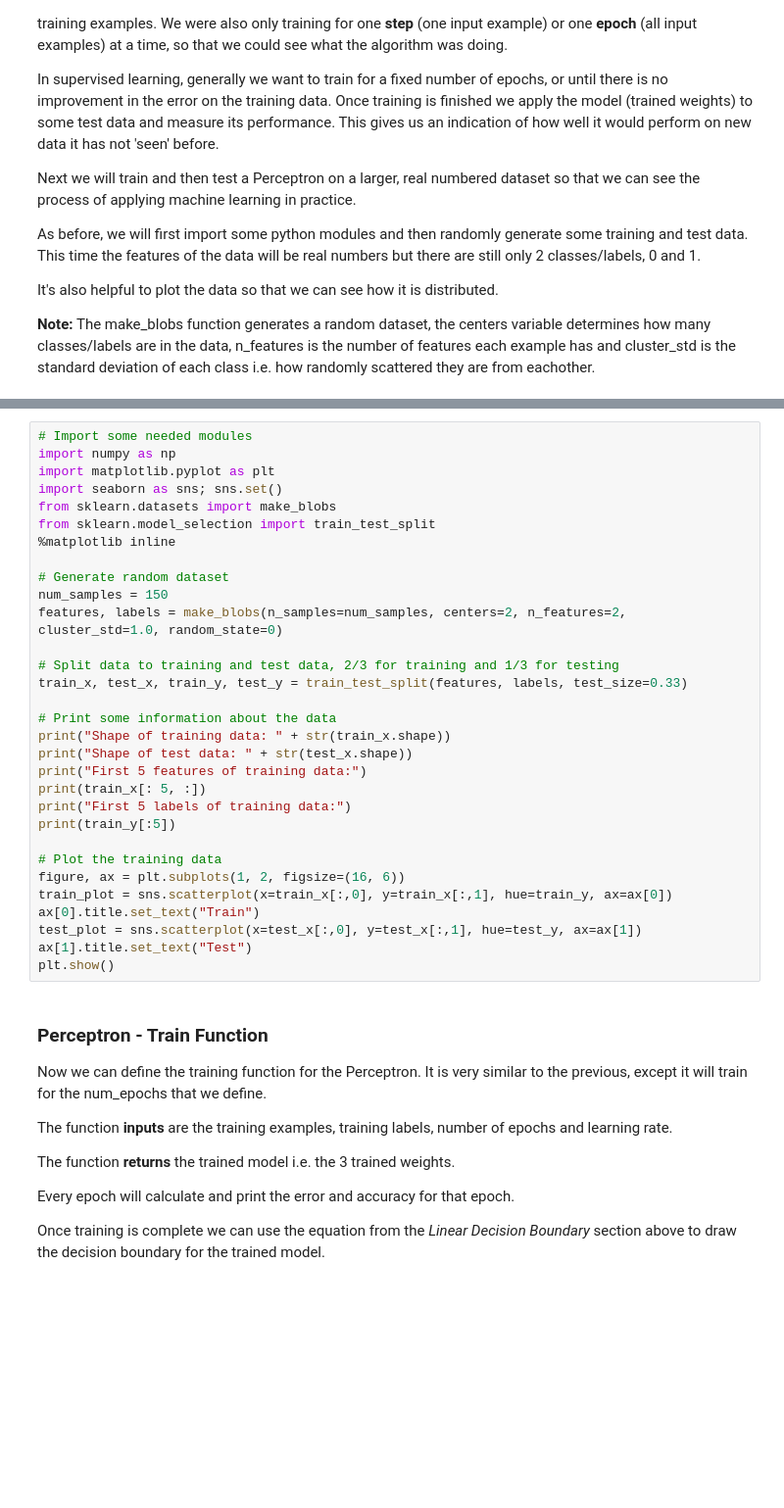
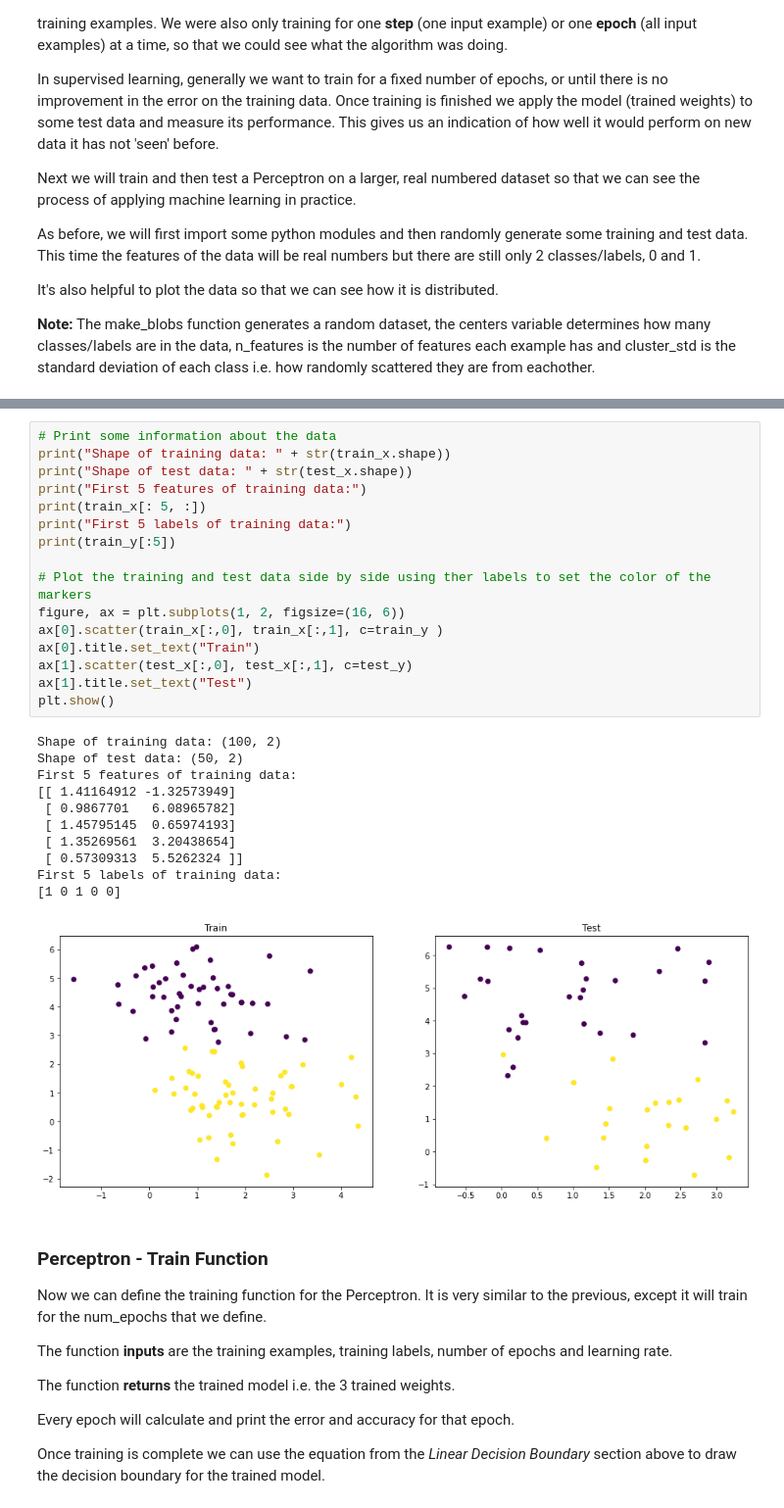
Before and after one commit to jim-smith/AI_Module, a Jupyter notebook: tutorials/workbook7-perceptrons.ipynb, the cells around one changed output, grey strips where cells are left out. Shown: that part at 98% size. Drawn from its saved outputs; the diff is of its cells as text; blank space fills up the shorter version.

```diff
--- a/tutorials/workbook7-perceptrons.ipynb
+++ b/tutorials/workbook7-perceptrons.ipynb
@@ -242,34 +350,31 @@ each class i.e. how randomly scattered they are from eachother.
 # %%
-# Import some needed modules
-import numpy as np
-import matplotlib.pyplot as plt
-import seaborn as sns; sns.set()
-from sklearn.datasets import make_blobs
-from sklearn.model_selection import train_test_split
-%matplotlib inline
-
-# Generate random dataset
-num_samples = 150
-features, labels = make_blobs(n_samples=num_samples, centers=2, n_features=2, cluster_std=1.0, random_state=0)
-
-# Split data to training and test data, 2/3 for training and 1/3 for testing
-train_x, test_x, train_y, test_y = train_test_split(features, labels, test_size=0.33)
-
 # Print some information about the data
 print("Shape of training data: " + str(train_x.shape))
 print("Shape of test data: " + str(test_x.shape))
 print("First 5 features of training data:")
 print(train_x[: 5, :])
 print("First 5 labels of training data:")
 print(train_y[:5])
 
-# Plot the training data
+# Plot the training and test data side by side using ther labels to set the color of the markers
 figure, ax = plt.subplots(1, 2, figsize=(16, 6))
-train_plot = sns.scatterplot(x=train_x[:,0], y=train_x[:,1], hue=train_y, ax=ax[0])
+ax[0].scatter(train_x[:,0], train_x[:,1], c=train_y )
 ax[0].title.set_text("Train")
-test_plot = sns.scatterplot(x=test_x[:,0], y=test_x[:,1], hue=test_y, ax=ax[1])
+ax[1].scatter(test_x[:,0], test_x[:,1], c=test_y)
 ax[1].title.set_text("Test")
 plt.show()
+# %% [output]
+Shape of training data: (100, 2)
+Shape of test data: (50, 2)
+First 5 features of training data:
+[[ 1.41164912 -1.32573949]
+ [ 0.9867701   6.08965782]
+ [ 1.45795145  0.65974193]
+ [ 1.35269561  3.20438654]
+ [ 0.57309313  5.5262324 ]]
+First 5 labels of training data:
+[1 0 1 0 0]
+[figure, added]
 # %% [markdown]
 ### Perceptron - Train Function
 
```
Also changed, not shown: parts of 24 cells of this notebook, 13 other files.
